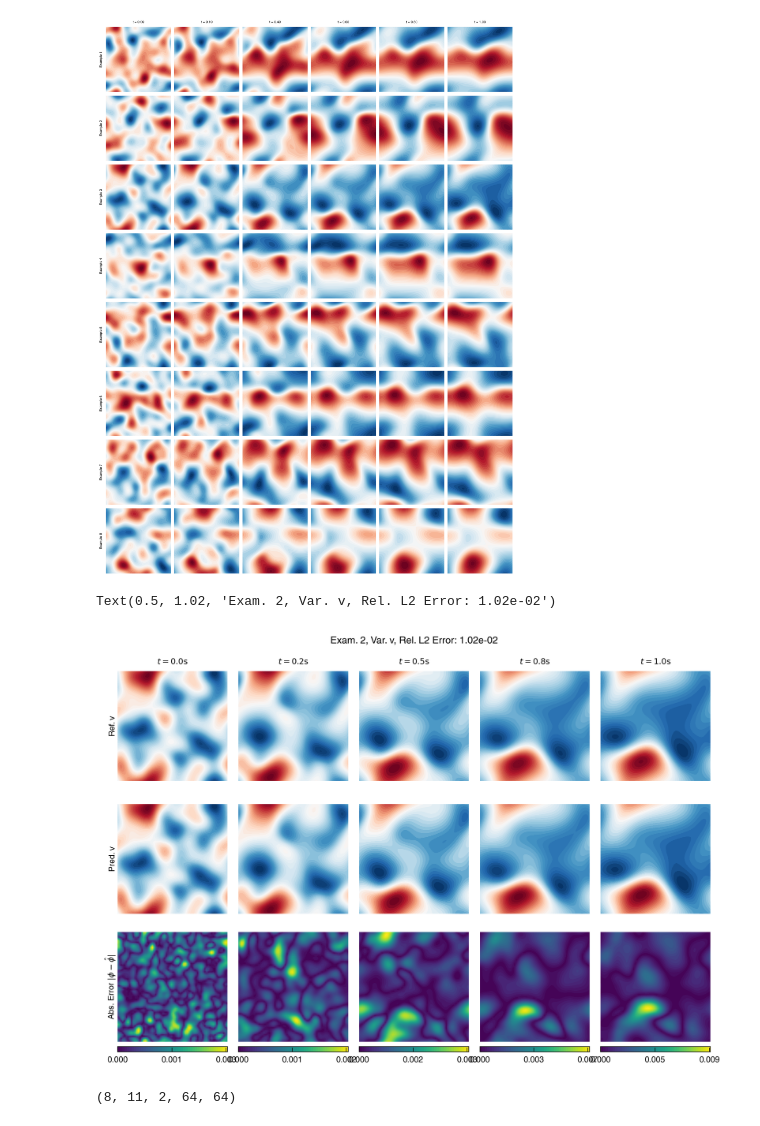
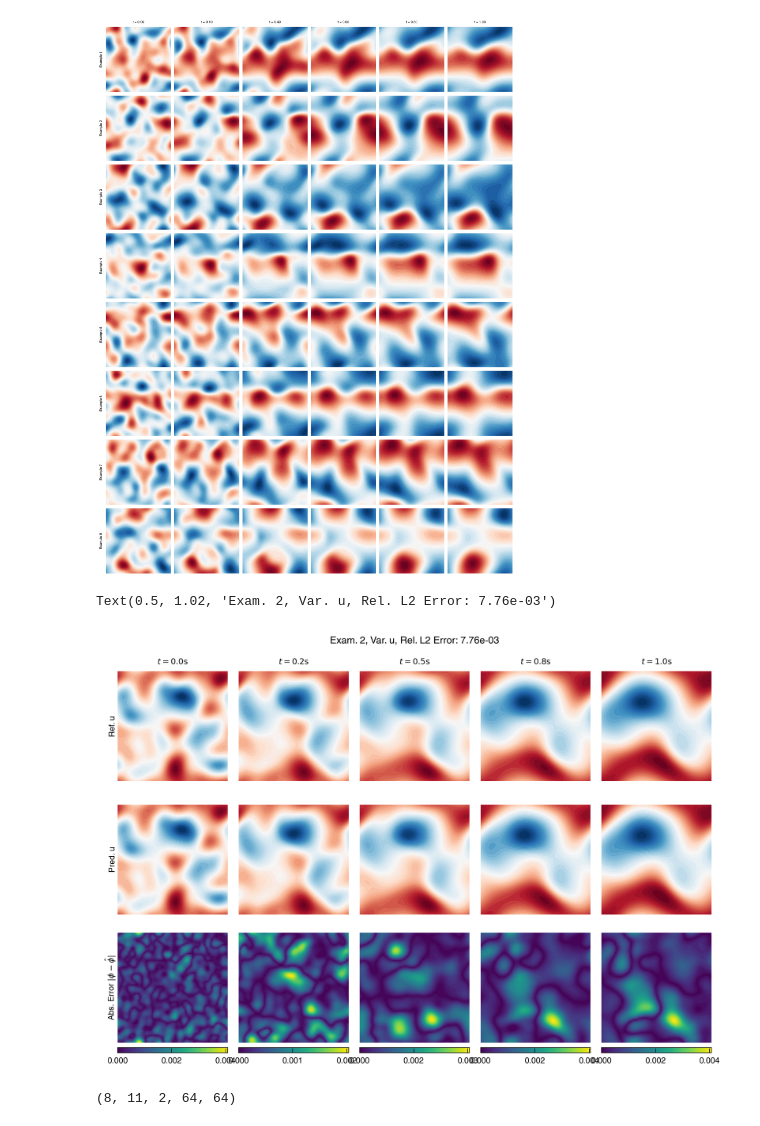
Before and after one commit to NanxiiChen/PI-CViT, a Jupyter notebook: burgers/eval.ipynb, the cells around one changed output. Saved outputs shown, nothing was run; the diff lists cells and outputs as text; code cells hidden in the pictures.

Commit message:
Update settings with film

```diff
--- a/burgers/eval.ipynb
+++ b/burgers/eval.ipynb
@@ -88,14 +88,8 @@ model_skeleton = PeriodicCViT(
     **model_params,
 )
 
-# weight = "/root/autodl-tmp/tf-logs/burgers/cvit/emb_dim512-2gpu/model_epoch_7000.eqx"
-# weight = "/root/autodl-tmp/tf-logs/burgers/cvit/baseline-soap-causal/model_epoch_8000.eqx"
-# weight = "/root/autodl-tmp/tf-logs/burgers/cvit/baseline-0115/model_epoch_8000.eqx"
-# weight = "/root/autodl-tmp/tf-logs/burgers/cvit/baseline-0115-2/model_epoch_10000.eqx"
-# weight = "/root/autodl-tmp/tf-logs/burgers/cvit/patch_size4-emb_dim256-2gpu/model_epoch_14500.eqx"
-# weight = "/root/autodl-tmp/tf-logs/burgers/cvit/sota-0115/model_epoch_10000.eqx"
-weight = "/root/autodl-tmp/tf-logs/burgers/cvit/sota-0120/model_epoch_15000.eqx"
-# weight = "/root/autodl-tmp/tf-logs/burgers/cvit/no-film/model_epoch_5000.eqx"
+weight = "/root/autodl-tmp/tf-logs/burgers/cvit/sota-nofilm/model_epoch_15000.eqx"
+# weight = "/root/autodl-tmp/tf-logs/burgers/cvit/sota-film/model_epoch_15000.eqx"
 model = eqx.tree_deserialise_leaves(weight, model_skeleton)
 # %%
 data_dir = configs.data_dir
@@ -145,7 +139,7 @@ sols = rearrange(
 )
 # %%
 batch_th = 2
-channel_th = 1  # 0: u, 1: v
+channel_th = 0  # 0: u, 1: v
 fig, axes = plt.subplots(
     3,
     len(target_ts),
@@ -219,35 +213,35 @@ for i, tic in enumerate(target_ts):
         cmap="viridis",
     )
 
     if i == 0:
         ax.text(
             -0.01,
             0.5,
             r"Abs. Error $|\phi - \hat{\phi}|$",
             rotation=90,
             va="center",
             ha="right",
             transform=ax.transAxes,
         )
 
     colorbar = fig.colorbar(
         diff_cont, ax=ax, fraction=0.046, pad=0.04, orientation="horizontal",
         format="%.3f", ticks=jnp.linspace(0, jnp.max(diff), num=3)
     )
     total_l2 = jnp.sqrt(jnp.sum((ref_sols - sols) ** 2, axis=(1, 3, 4))) / jnp.sqrt(
         jnp.sum(ref_sols**2, axis=(1, 3, 4))
     )
     total_l2 = jnp.mean(total_l2)
     fig.subplots_adjust(
         left=0.03, right=0.97, top=0.95, bottom=0.03, hspace=0.1, wspace=0.1
     )
 fig.suptitle(
     f"Exam. {batch_th}, Var. {notation}, Rel. L2 Error: {total_l2:.2e}",
     y=1.02,
 )
 # %% [output]
-Text(0.5, 1.02, 'Exam. 2, Var. v, Rel. L2 Error: 1.02e-02')
+Text(0.5, 1.02, 'Exam. 2, Var. u, Rel. L2 Error: 7.76e-03')
-[figure, old version]
+[figure, new version]
 # %%
 # def compute_vorticity(u, v, kx, ky):
 #     """Compute vorticity from velocity field in the Fourier domain.
```
Also changed, not shown: parts of 2 cells of this notebook, 4 other files.
